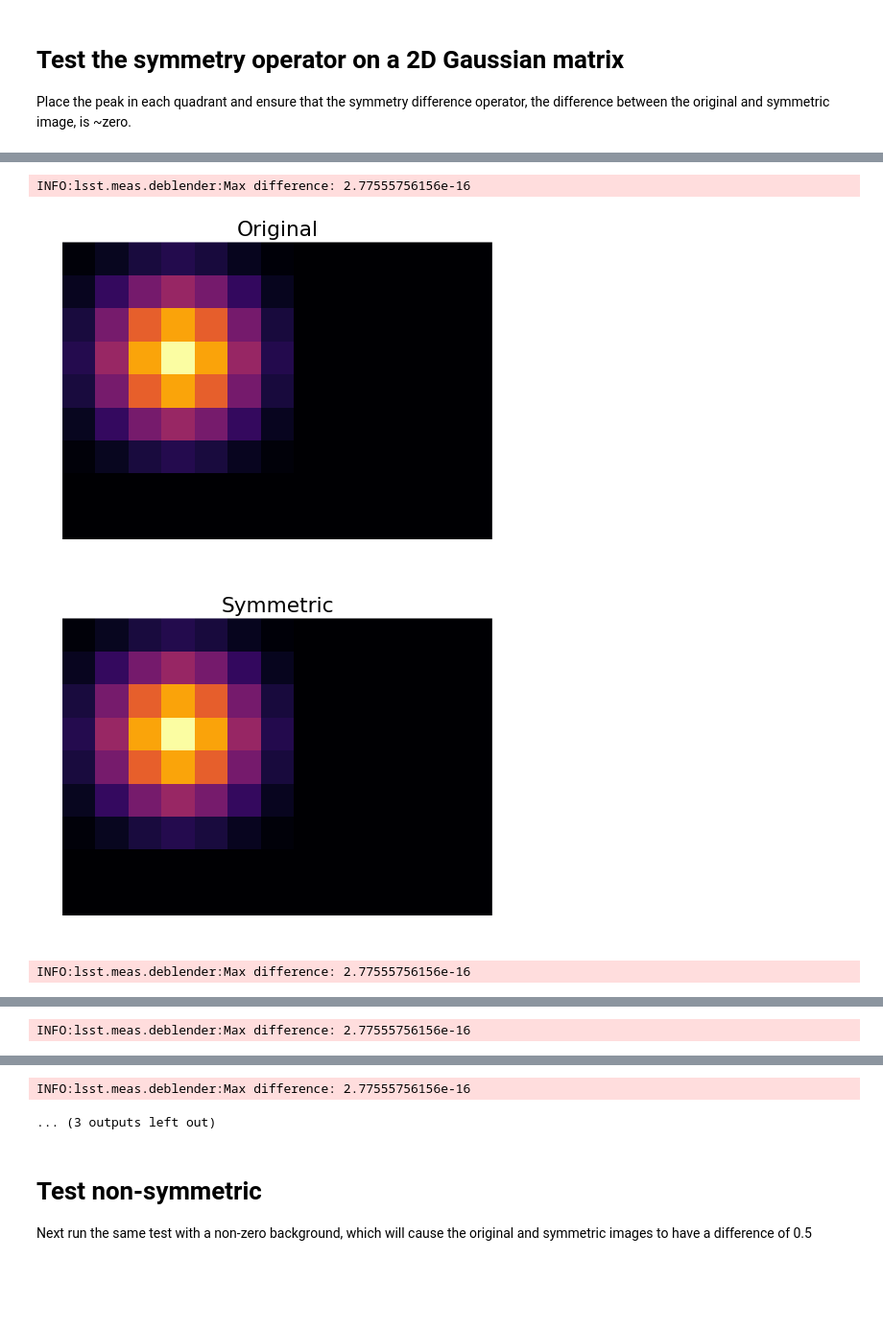
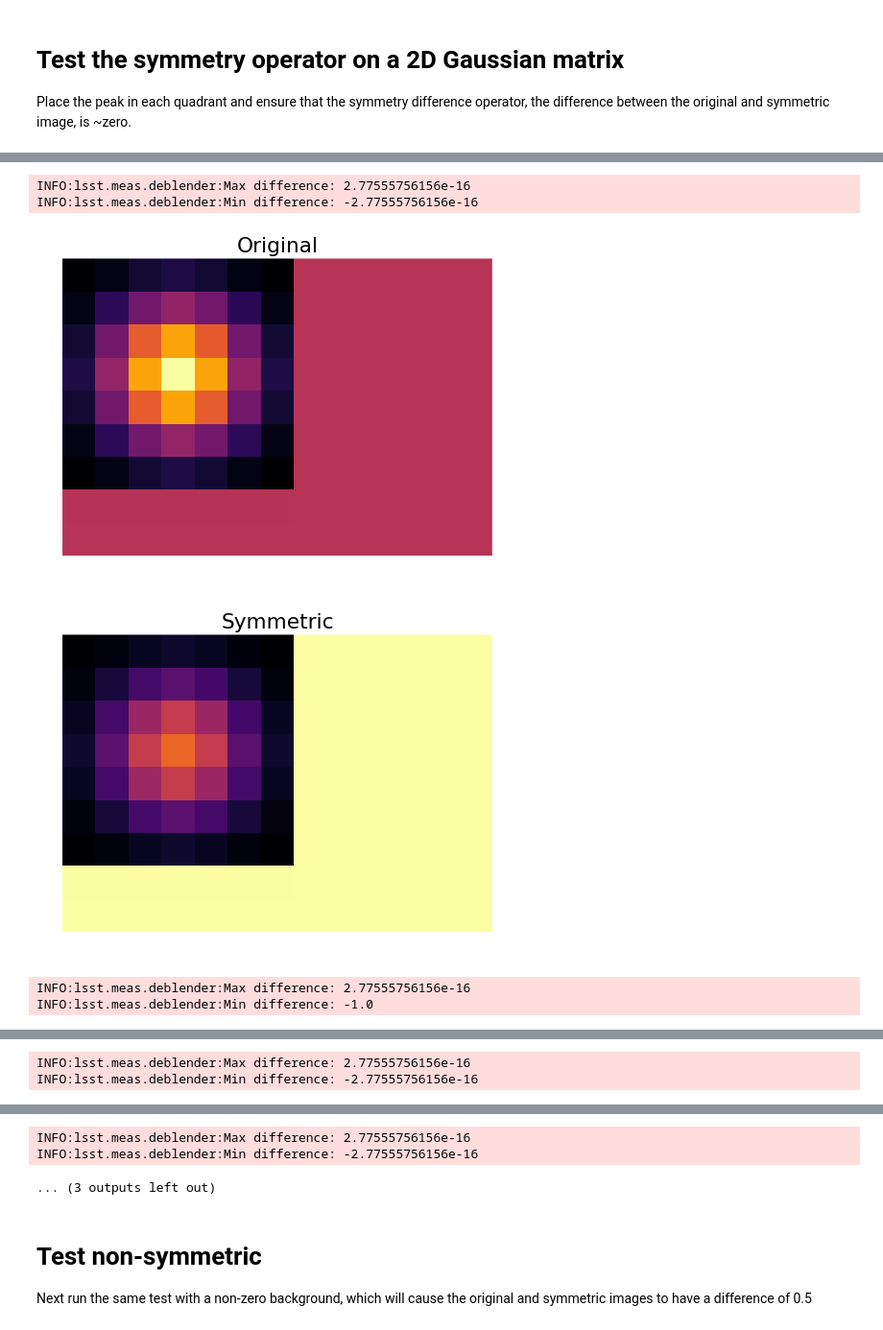
Before and after one commit to lsst/meas_deblender, a Jupyter notebook: examples/testOperators.ipynb, the cells around one changed output, grey strips where cells are left out. Shown: that part at 96% size. Drawn from its saved outputs; the diff is of its cells as text; code cells hidden in the pictures; blank space fills up the shorter version.

```diff
--- a/examples/testOperators.ipynb
+++ b/examples/testOperators.ipynb
@@ -39,18 +39,18 @@ This cell tests the symmetry operator on rectangular (non-square) matrices with
 # %%
 # This is just a visual sanity check
 # The cells that follow are a more numerical check
-def testSym(xslice, yslice, px, py, shape=(4,5)):
+def testSym(xslice, yslice, px, py, shape=(4,5), fillValue=0):
     x = np.ones(shape)
     x[yslice,xslice] = [[1,2,3],[5,6,7],[9,10,11]]
-    symmetryOp = proximal_nmf.getPeakSymmetry(shape, px, py)
+    symmetryOp = proximal_nmf.getPeakSymmetry(shape, px, py, fillValue)
     print('template\n', x)
     result = symmetryOp.dot(x.flatten()).reshape(x.shape)
     print('symmetric template\n', result)
     return result
 
 result = testSym(slice(None,3),slice(None,3),1,1)
-testSym(slice(-3,None),slice(-3, None),3,2)
-testSym(slice(None,3),slice(-3,None),1,2)
+testSym(slice(-3,None),slice(-3, None),3,2, fillValue=-1)
+testSym(slice(None,3),slice(-3,None),1,2, fillValue=-2)
 testSym(slice(-3,None),slice(None,3),3,1)
 testSym(slice(None,3),slice(None,3),2,2, shape=(5,5))
 # %% [output]
@@ -84,7 +84,7 @@ Place the peak in each quadrant and ensure that the symmetry difference operator
 def gaussian2D(x, y, x0=0, y0=0, A=1, sigma=0.25):
     return A*np.exp(-0.5*((x-x0)**2+(y-y0)**2)/sigma)
 
-def testSym(symmetricPatch, xslice, yslice, px, py, shape, zeros=True):
+def testSym(symmetricPatch, xslice, yslice, px, py, shape, zeros=True, fillValue=0):
     # Offset the symmetric patch depending on the shape of the image and position of the peak
     width = symmetricPatch.shape[0]
     if zeros:
@@ -97,46 +97,51 @@ def testSym(symmetricPatch, xslice, yslice, px, py, shape, zeros=True):
     plt.axis('off')
     plt.show()
     # Create a symmetry operator for the image
-    symOp = proximal_nmf.getPeakSymmetry(img.shape, px, py)
+    symOp = proximal_nmf.getPeakSymmetry(img.shape, px, py, fillValue)
     imgSym = symOp.dot(img.flatten()).reshape(img.shape)
     plt.imshow(imgSym)
     plt.title("Symmetric")
     plt.axis('off')
     plt.show()
     # Create the symmetry difference operator: (1-symmetryOp)
-    diffOp = proximal_nmf.getPeakSymmetryOp(img.shape, px, py)
+    diffOp = proximal_nmf.getPeakSymmetryOp(img.shape, px, py, fillValue)
     diff = diffOp.dot(img.flatten())
     logger.info("Max difference: {0}".format(np.max(diff)))
+    logger.info("Min difference: {0}".format(np.min(diff)))
     return np.max(diff), img, imgSym, diff
 # %%
 # Create the Gaussian to use for the test
 x = np.linspace(-1,1,7)
 y = np.linspace(-1,1,7)
 X,Y = np.meshgrid(x,y)
 patch = gaussian2D(X, Y)
 width = x.shape[0]
 center = int(0.5*(width-1))
 shape = (width+2, width+6)
 cx, cy = (center, center)
 
 testSym(patch, slice(None, None), slice(None, None), cx, cy, (width, width));
-testSym(patch, slice(None, width), slice(None, width), cx, cy, shape);
+testSym(patch, slice(None, width), slice(None, width), cx, cy, shape, fillValue=3, zeros=False);
 testSym(patch, slice(-width, None), slice(None, width), shape[1]-cx-1, cy, shape);
 testSym(patch, slice(-width, None), slice(-width, None), shape[1]-cx-1, shape[0]-cy-1, shape);
 testSym(patch, slice(None, width), slice(-width, None), cx, shape[0]-cy-1, shape);
 # %% [output]
 [figure]
 [figure]
 INFO:lsst.meas.deblender:Max difference: 2.77555756156e-16
+INFO:lsst.meas.deblender:Min difference: -2.77555756156e-16
-[figure, old version]
+[figure, new version]
-[figure, old version]
+[figure, new version]
 INFO:lsst.meas.deblender:Max difference: 2.77555756156e-16
+INFO:lsst.meas.deblender:Min difference: -1.0
 [figure]
 [figure]
 INFO:lsst.meas.deblender:Max difference: 2.77555756156e-16
+INFO:lsst.meas.deblender:Min difference: -2.77555756156e-16
 [figure]
 [figure]
 INFO:lsst.meas.deblender:Max difference: 2.77555756156e-16
+INFO:lsst.meas.deblender:Min difference: -2.77555756156e-16
 ... (3 outputs left out)
 # %% [markdown]
 # Test non-symmetric
```
Also changed, not shown: parts of 1 cell of this notebook, 1 other file.
